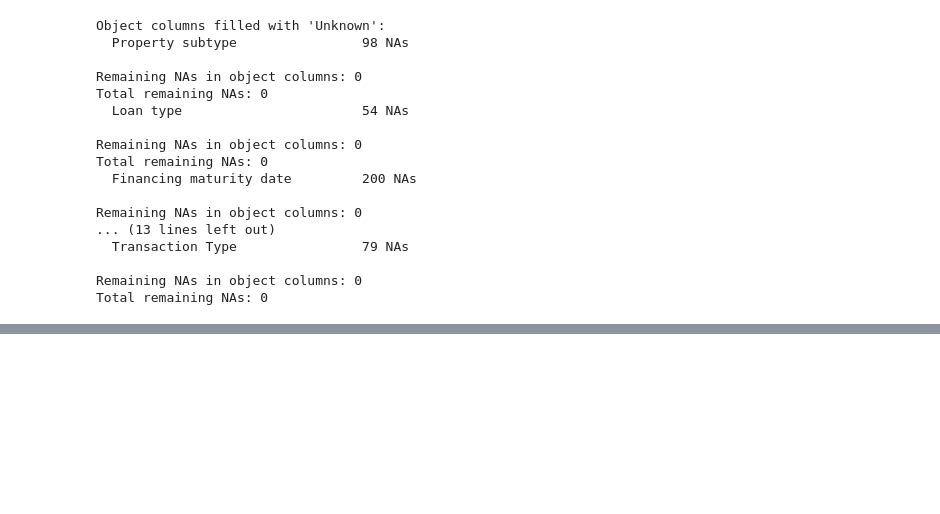
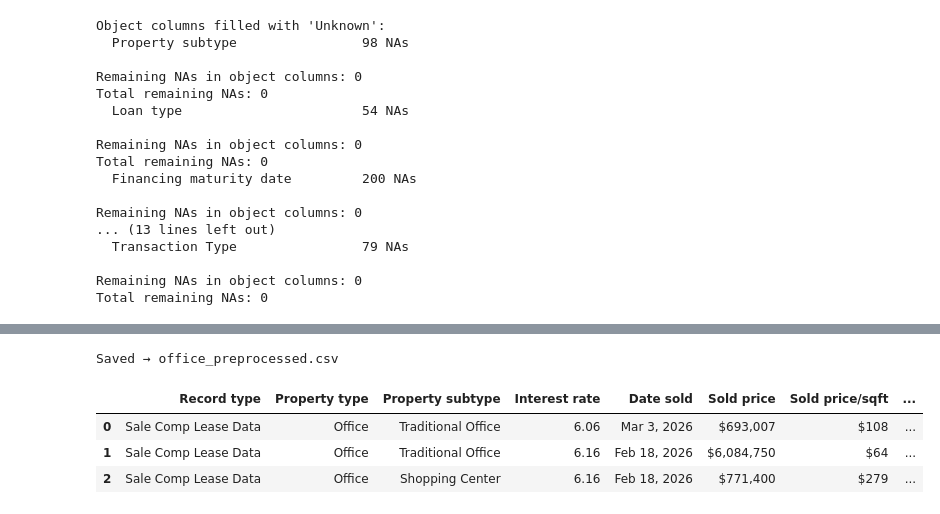
Before and after one commit to pfmprojects208/Dallas-ERV-Prediction, a Jupyter notebook: Preprocessing_Dallas.ipynb, the cells around one changed output, grey strips where cells are left out. Saved outputs shown, nothing was run; the diff lists cells and outputs as text; code cells hidden in the pictures; blank space fills up the shorter version.

Commit message:
Layer 1 and preprocessed data

```diff
--- a/Preprocessing_Dallas.ipynb
+++ b/Preprocessing_Dallas.ipynb
@@ -414,0 +711,30 @@ Total remaining NAs: 0
+# %%
+# ── 7.3  Merge GreenStreet metrics ────────────────────────────────────────
+gs_features = gs_dfw[["gs_submarket", "Submarket Grade", "Submarket Grade Rank",
+                        "Fiscal Health", "Supply Barriers", "Desirability Index",
+                        "Business Friendliness", "Climate Event Risk",
+                        "Median Household Income", "% College Degree",
+                        "% Office Establishments", "Population Density",
+                        "Distance to CBD"]].copy()
+
+# Prefix GreenStreet columns to avoid collisions
+gs_features = gs_features.rename(columns={
+    c: f"gs_{c.lower().replace(' ', '_').replace('%_', 'pct_').replace('/', '_')}"
+    for c in gs_features.columns if c != "gs_submarket"
+})
+
+n_before = len(office)
+office = office.merge(gs_features, on="gs_submarket", how="left")
+print(f"Rows before: {n_before}  →  after: {len(office)}")
+
+# Properties with 'Unknown' submarket won't have GreenStreet data → fill with median
+gs_cols_new = [c for c in gs_features.columns if c != "gs_submarket"]
+gs_num_new  = office[gs_cols_new].select_dtypes(include=[np.number]).columns.tolist()
+gs_cat_new  = office[gs_cols_new].select_dtypes(include="object").columns.tolist()
+
+office[gs_num_new] = office[gs_num_new].fillna(office[gs_num_new].median())
+office[gs_cat_new] = office[gs_cat_new].fillna("Unknown")
+
+print(f"\nGreenStreet columns added ({len(gs_cols_new)}): {gs_cols_new}")
+print(f"\nShape after GreenStreet merge: {office.shape}")
+print(f"Total NAs remaining: {office.isnull().sum().sum()}")
@@ -414,0 +797,10 @@ Total remaining NAs: 0
+# %%
+office.to_csv(DATA_DIR + "office_preprocessed.csv", index=False)
+print("Saved → office_preprocessed.csv")
+office.head(3)
+# %% [output]
+Saved → office_preprocessed.csv
+|  | Record type | Property type | Property subtype | Interest rate | Date sold | Sold price | Sold price/sqft | ... |
+| 0 | Sale Comp Lease Data | Office | Traditional Office | 6.06 | Mar 3, 2026 | $693,007 | $108 | ... |
+| 1 | Sale Comp Lease Data | Office | Traditional Office | 6.16 | Feb 18, 2026 | $6,084,750 | $64 | ... |
+| 2 | Sale Comp Lease Data | Office | Shopping Center | 6.16 | Feb 18, 2026 | $771,400 | $279 | ... |
```
Also changed, not shown: parts of 13 cells of this notebook, 9 other files.
